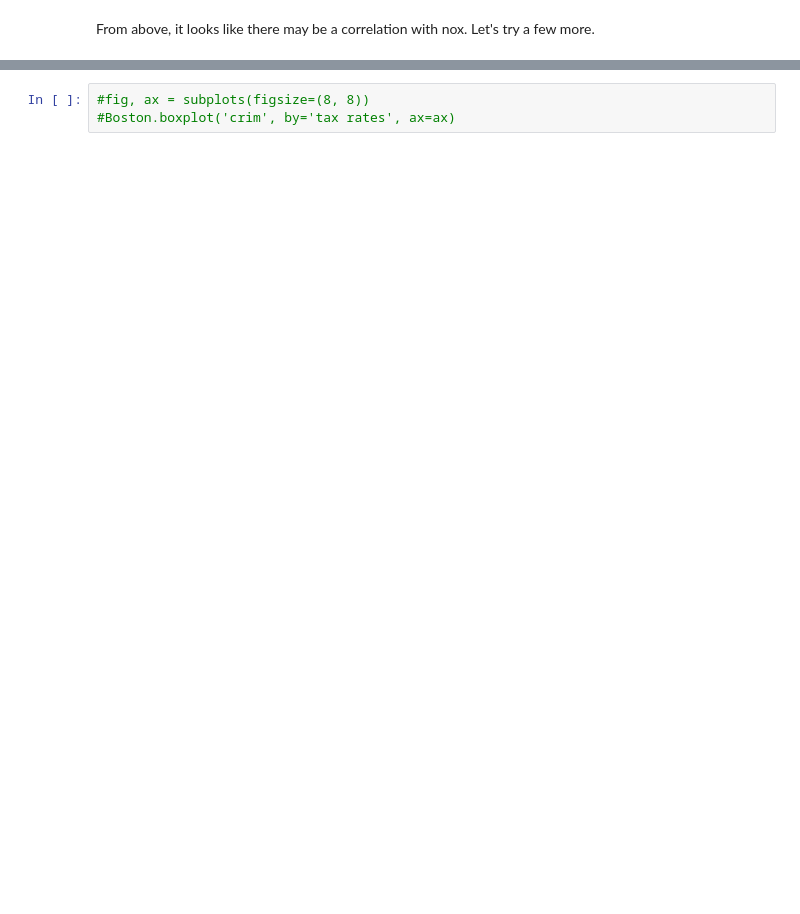
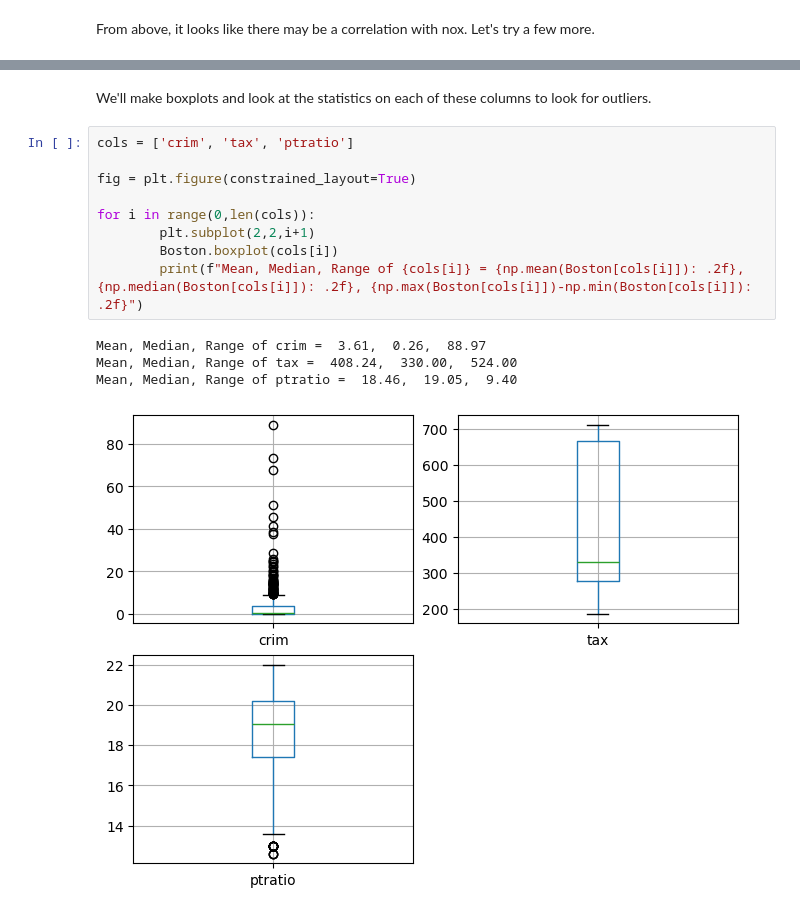
Before and after one commit to kmerkl22/k-s-ISL, a Jupyter notebook: Notebooks/Ch02-ISLexercises.ipynb, the cells around one changed output, grey strips where cells are left out. Drawn from its saved outputs; the diff is of its cells as text; blank space fills up the shorter version.

```diff
--- a/Notebooks/Ch02-ISLexercises.ipynb
+++ b/Notebooks/Ch02-ISLexercises.ipynb
@@ -649,3 +687,16 @@ Make boxplots to look for outliers
-# %%
-#fig, ax = subplots(figsize=(8, 8))
-#Boston.boxplot('crim', by='tax rates', ax=ax)
+# %% [markdown]
+We'll make boxplots and look at the statistics on each of these columns to look for outliers.
+# %%
+cols = ['crim', 'tax', 'ptratio']
+
+fig = plt.figure(constrained_layout=True)
+
+for i in range(0,len(cols)):
+        plt.subplot(2,2,i+1)
+        Boston.boxplot(cols[i])
+        print(f"Mean, Median, Range of {cols[i]} = {np.mean(Boston[cols[i]]): .2f}, {np.median(Boston[cols[i]]): .2f}, {np.max(Boston[cols[i]])-np.min(Boston[cols[i]]): .2f}")
+# %% [output]
+Mean, Median, Range of crim =  3.61,  0.26,  88.97
+Mean, Median, Range of tax =  408.24,  330.00,  524.00
+Mean, Median, Range of ptratio =  18.46,  19.05,  9.40
+[figure, added]
```
Also changed, not shown: parts of 52 cells of this notebook.
